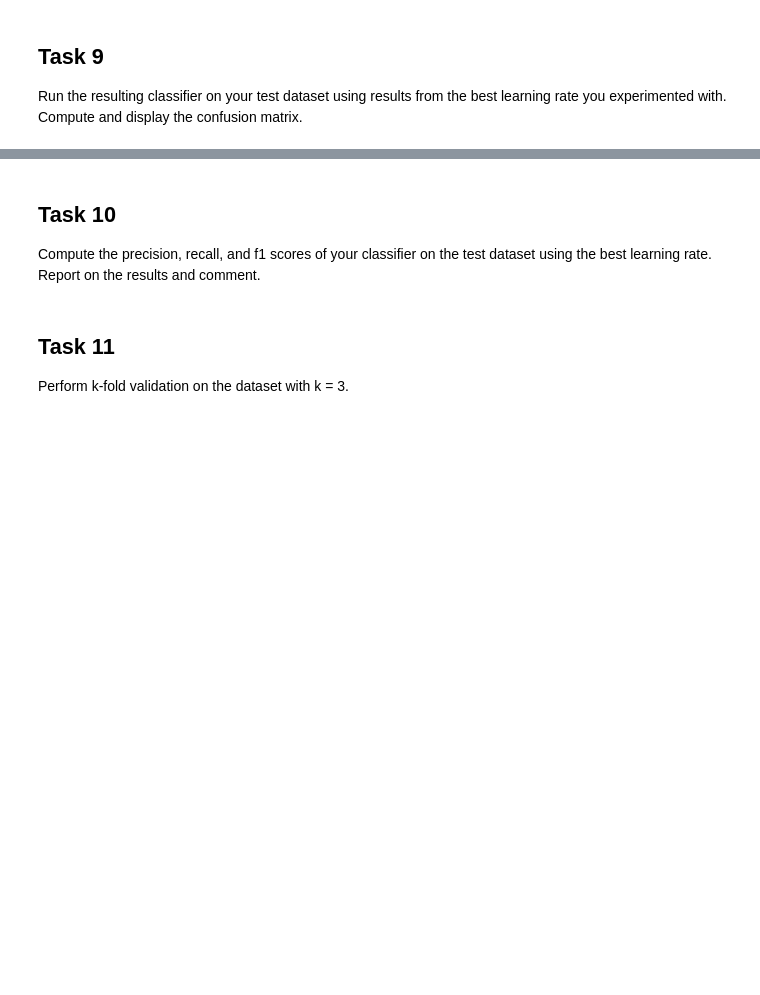
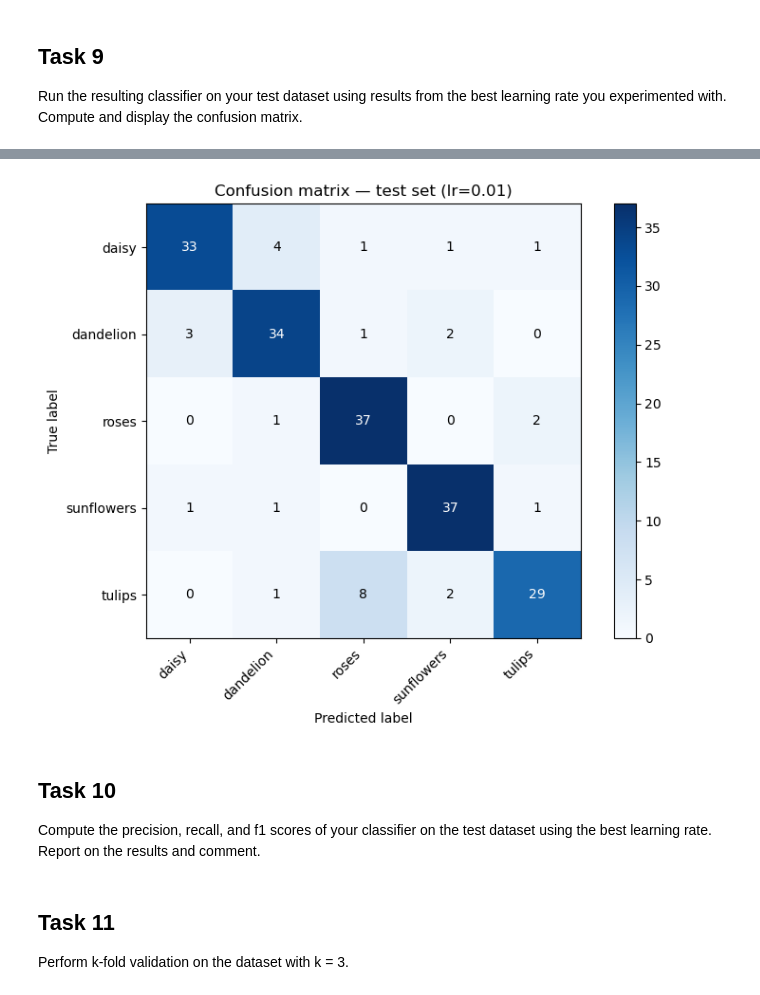
Before and after one commit to CooperHsmith1/ass2CAB320, a Jupyter notebook: CAB320-Assignment2-Learning.ipynb, the cells around one changed output, grey strips where cells are left out. Cells and saved outputs as stored; diff of their text form; code cells hidden in the pictures; blank space fills up the shorter version.

```diff
--- a/CAB320-Assignment2-Learning.ipynb
+++ b/CAB320-Assignment2-Learning.ipynb
@@ -235,3 +363,40 @@ Experiment with 3 different orders of magnitude for the learning rate. Plot the
 Run the resulting classifier on your test dataset using results from the best learning rate you experimented with. Compute and display the confusion matrix.
 # %%
 ## Your code
+
+#best model!
+best_model, best_history = transfer_learning(train_set, eval_set, load_model(), (0.01, 0.0, False))
+
+test_images, test_labels = test_set
+predictions = best_model.predict(test_images)
+predicted_labels = np.argmax(predictions, axis=1)
+
+#confusion matrix
+def plot_confusion_matrix(true_labels, pred_labels):
+    class_names = ['daisy', 'dandelion', 'roses', 'sunflowers', 'tulips']
+    n = len(class_names)
+
+    cm = np.zeros((n, n), dtype=int)
+    for true, pred in zip(true_labels, pred_labels):
+        cm[true, pred] += 1
+
+    fig, ax = plt.subplots(figsize=(8, 6))
+    im = ax.imshow(cm, cmap='Blues')
+    plt.colorbar(im)
+
+    ax.set_xticks(range(n))
+    ax.set_yticks(range(n))
+    ax.set_xticklabels(class_names, rotation=45, ha='right')
+    ax.set_yticklabels(class_names)
+    ax.set_xlabel('Predicted label')
+    ax.set_ylabel('True label')
+    ax.set_title('Confusion matrix — test set (lr=0.01)')
+
+    for i in range(n):
+        for j in range(n):
+            color = 'white' if cm[i, j] > cm.max() / 2 else 'black'
+            ax.text(j, i, cm[i, j], ha='center', va='center', color=color)
+
+    plt.tight_layout()
+    plt.savefig('confusion_matrix.png', dpi=150)
+    plt.show()
@@ -238,3 +421,7 @@ Run the resulting classifier on your test dataset using results from the best le
+# %%
+plot_confusion_matrix(test_labels, predicted_labels)
+# %% [output]
+[figure, added]
 # %% [markdown]
 ## Task 10
 Compute the precision, recall, and f1 scores of your classifier on the test dataset using the best learning rate. Report on the results and comment.
```
Also changed, not shown: parts of 9 cells of this notebook.
